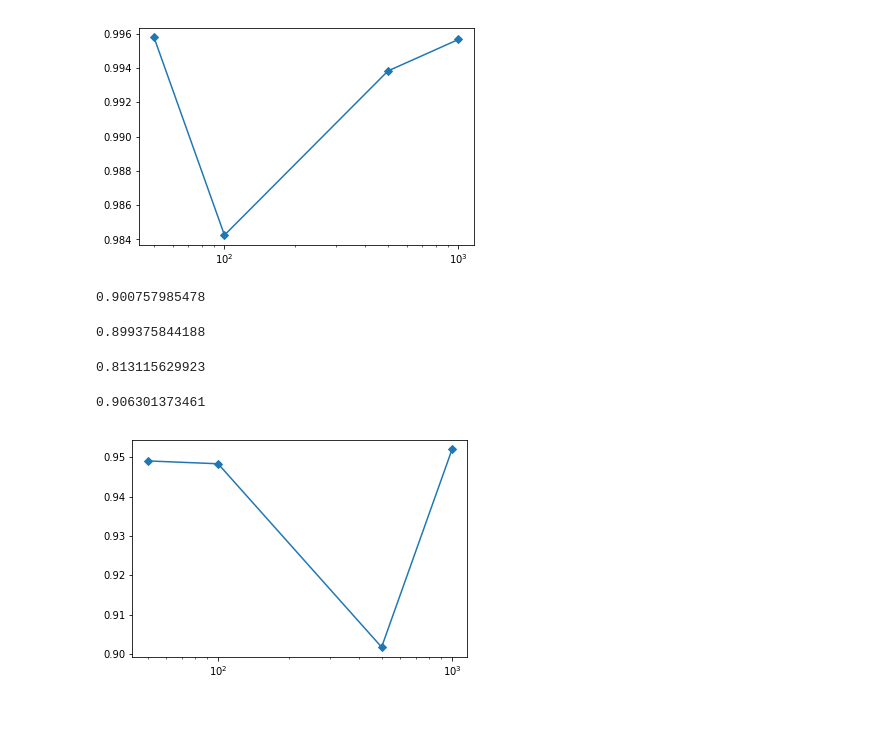
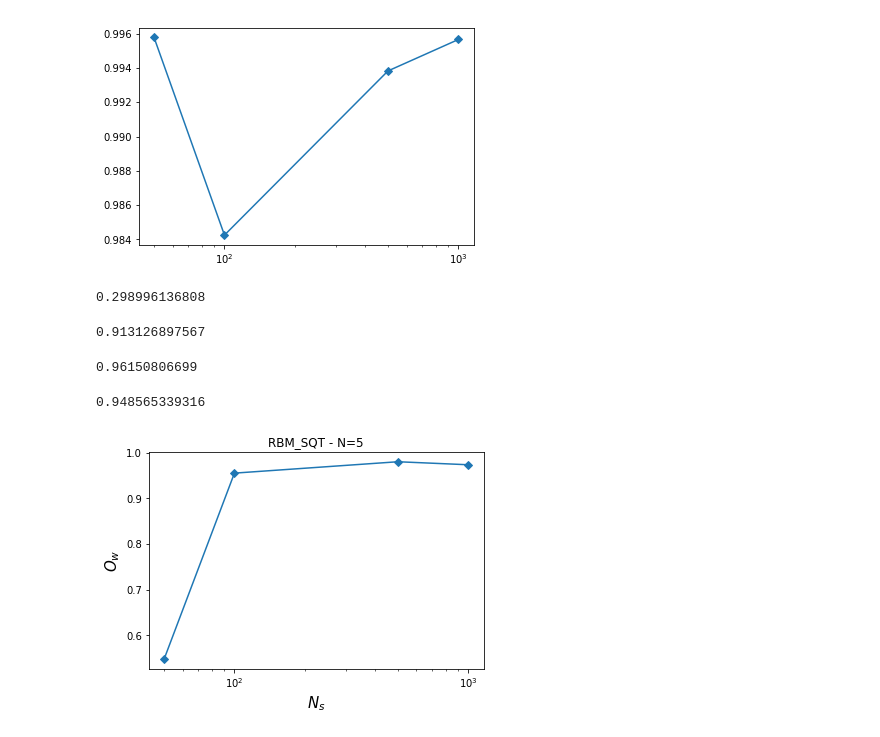
Before and after one commit to RQC-QApp/NNQST, a Jupyter notebook: nn_qst/nn_qst.ipynb, the cells around one changed output. Saved outputs shown, nothing was run; the diff lists cells and outputs as text; code cells hidden in the pictures.

```diff
--- a/nn_qst/nn_qst.ipynb
+++ b/nn_qst/nn_qst.ipynb
@@ -115,5 +91,5 @@ plt.show()
 # %%
 # Fidelity.
-fid, states = utils.fidelity_RBM(r_cl, utils.into_dict(utils.ideal_w(num_units)))
+fid, states = utils.fidelity_RBM(r_cl, utils.into_dict(utils.ideal_w(num_units)), num_samples=2000)
 fid
 # %% [output]
@@ -125,4 +101,2 @@ utils.plot_histogram(states)
 # %% [markdown]
 # Plot Fig.1 b
-# %%
-dataset = utils.dataset_w(num_units, 1000, hist=True)
@@ -132,7 +104,7 @@ dataset = utils.dataset_w(num_units, 1000, hist=True)
 import tqdm
 
 num_units = 3
-fidelities = []
+fidelities = list()
 N_samples = [50, 100, 500, 1000]
 
 for N_s in tqdm.tqdm(N_samples):
@@ -152,27 +124,31 @@ plt.show()
 # %%
 import tqdm
 
-num_units = 3
-fidelities = []
+num_units = 5
+fidelities = list()
 N_samples = [50, 100, 500, 1000]
 
 for N_s in tqdm.tqdm(N_samples):
     dataset = utils.dataset_w(num_units, N_s)
 
     r_qst = rbm_qst.RBM_QST(num_units, num_units)
-    r_qst.train(dataset, dataset, max_epochs=500, learning_rate=0.9)
+    r_qst.train(dataset, dataset, max_epochs=3000, learning_rate=0.5)
 
-    fidelities.append(utils.fidelity_RBM(r_qst, utils.into_dict(utils.ideal_w(num_units)))[0])
+    fid, states = utils.fidelity_RBM(r_qst, utils.into_dict(utils.ideal_w(num_units)))
+    fidelities.append(fid)
     print(fidelities[-1])
 
 overlaps = list(map(lambda x: np.sqrt(x), fidelities))
 # %% [output]
-0.900757985478
+0.298996136808
-0.899375844188
+0.913126897567
-0.813115629923
+0.96150806699
-0.906301373461
+0.948565339316
 # %%
 plt.semilogx(N_samples, overlaps, '.-', marker='D')
+plt.title('RBM_SQT - N={}'.format(num_units))
+plt.xlabel('$N_s$', fontsize=15)
+plt.ylabel('$O_w$', fontsize=15)
 plt.show()
 # %% [output]
-[figure, old version]
+[figure, new version]
```
Also changed, not shown: parts of 17 cells of this notebook, 4 other files.
